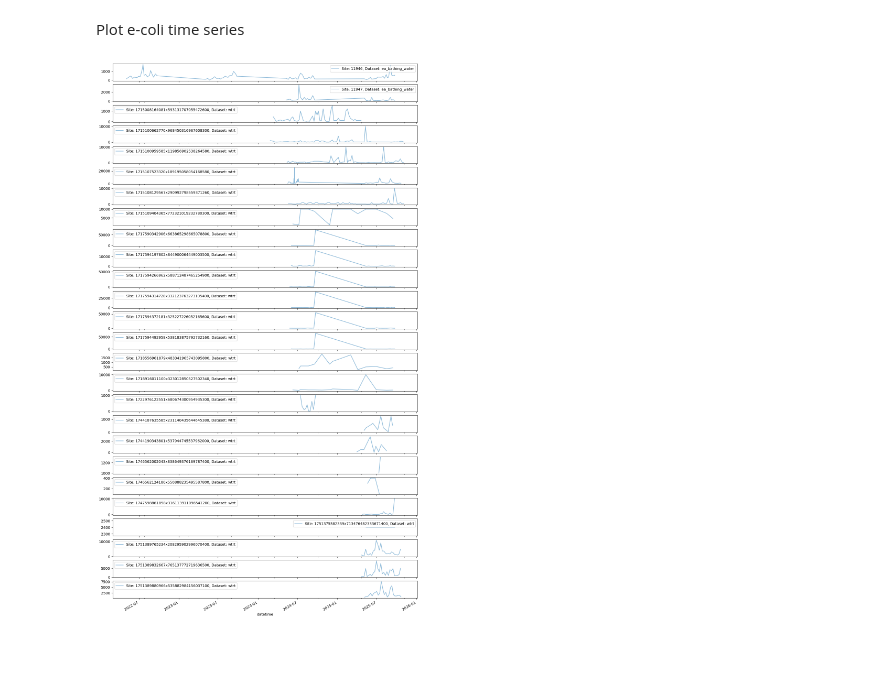
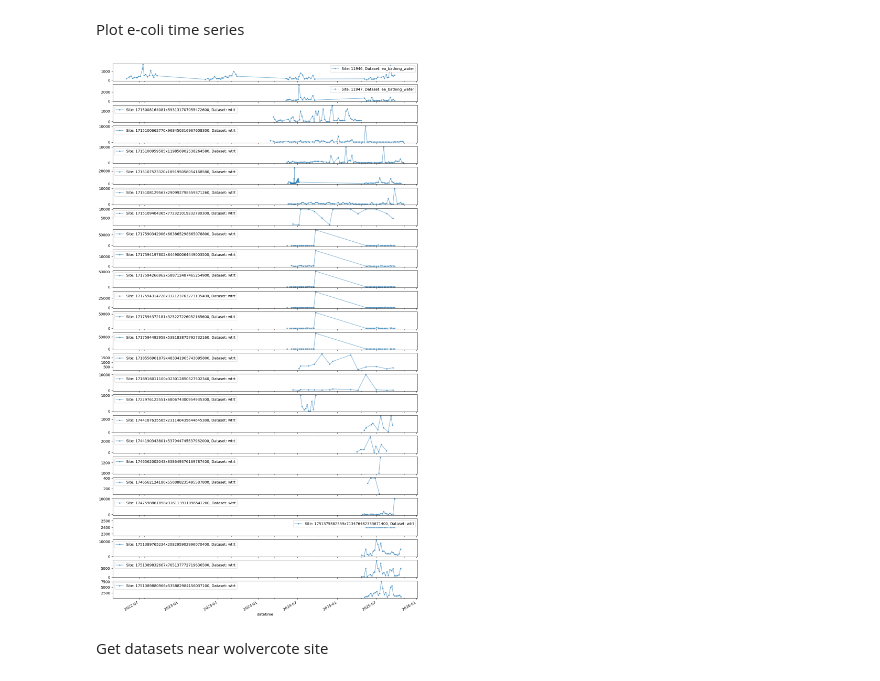
Before and after one commit to jeannielynnmoulton/swimming-safety-prediction, a Jupyter notebook: analysing_data.ipynb, the cells around one changed output. Saved outputs shown, nothing was run; the diff lists cells and outputs as text; code cells hidden in the pictures; blank space fills up the shorter version.

Commit message:
attempt at creating predictor dataset

```diff
--- a/analysing_data.ipynb
+++ b/analysing_data.ipynb
@@ -18,16 +20,18 @@ Plot e-coli time series
 # %%
 no_dfs = len(ecoli_timeseries_dfs)
 
 fig, ax = plt.subplots(no_dfs, figsize=(15, 30), sharex=True)
 
 #properly align dates, fill missing dates with NaN, deal with multiple measurements in a day
-dates_complete = pd.date_range(start='2022-01-01', end='2025-11-01', freq='D')
+dates_complete = pd.date_range(start='2021-01-01', end='2025-11-01', freq='D')
 
 for i, (df, key) in enumerate(zip(ecoli_timeseries_dfs.values(), ecoli_timeseries_dfs.keys())):
     df['datetime'] = df['datetime'].dt.floor('D') # Keep date only, ignore time of measurement
     df = df.groupby('datetime').first().reset_index() #in case of multiple measurements in a day, take first
     #df = df.set_index('datetime').reindex(dates_complete).reset_index().rename(columns={'index': 'datetime'})
-    df.plot(x='datetime', y='escherichia coli count', ax=ax[i], legend=False, alpha=0.5, label = f'Site: {key[0]}, Dataset: {key[1]}')
+    df.plot(x='datetime', y='escherichia coli count', ax=ax[i], alpha=0.5, label = f'Site: {key[0]}, Dataset: {key[1]}', style='.-')
     ax[i].legend()
 # %% [output]
-[figure, old version]
+[figure, new version]
+# %% [markdown]
+Get datasets near wolvercote site
```
Also changed, not shown: parts of 16 cells of this notebook.
